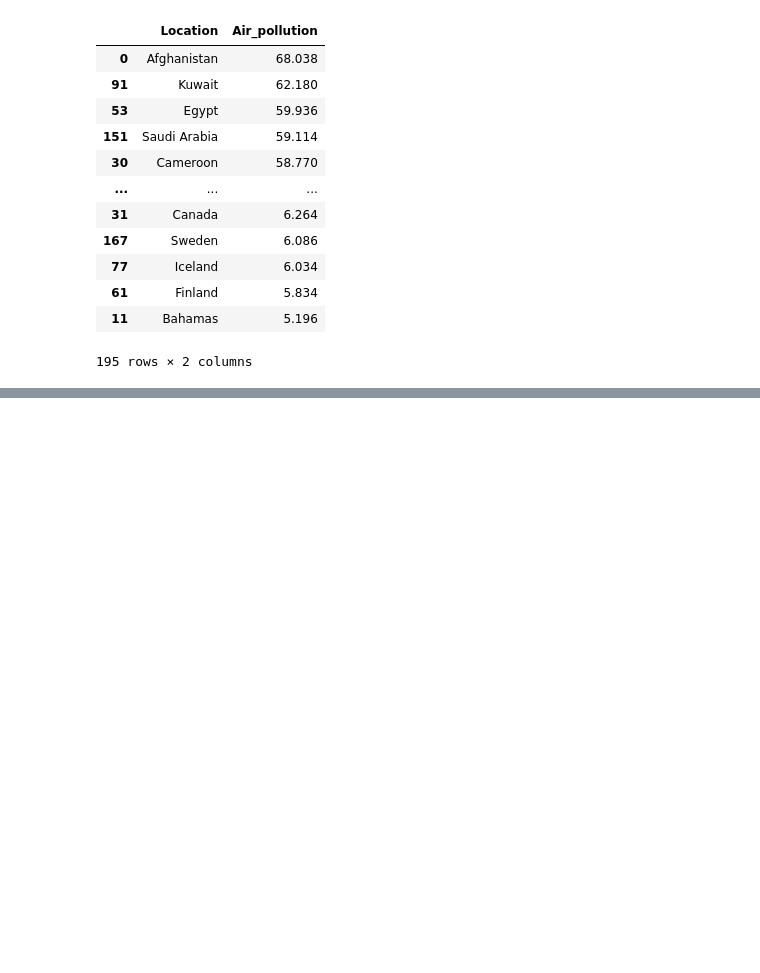
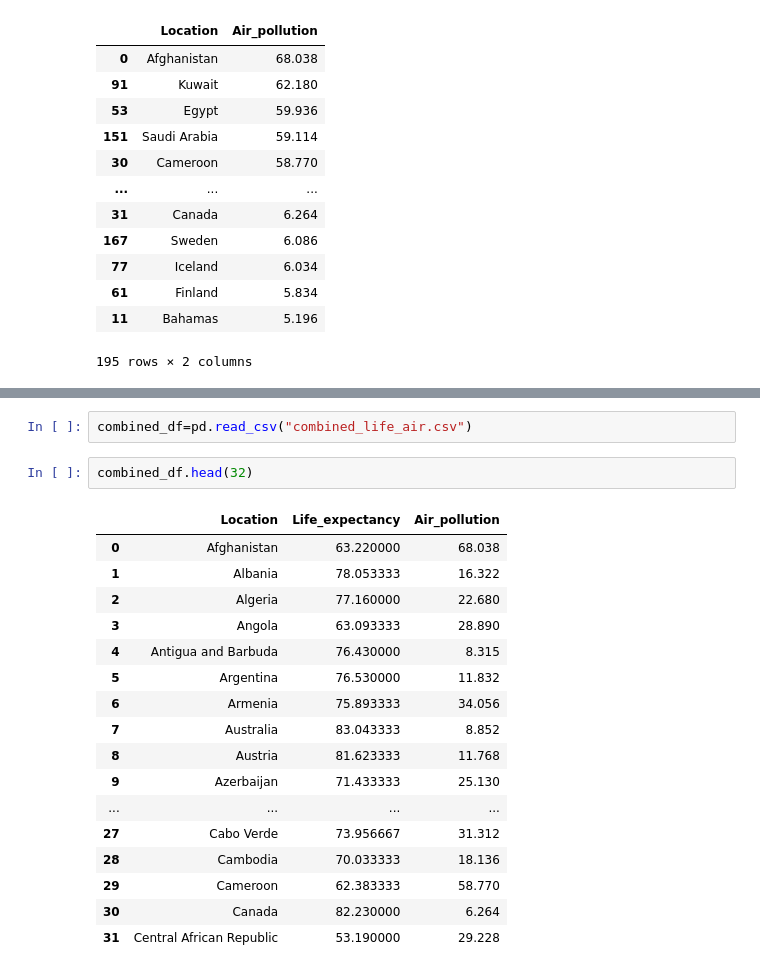
Before and after one commit to sinjoo83/Bank-project, a Jupyter notebook: Air_pollution.ipynb, the cells around one changed output, grey strips where cells are left out. Drawn from its saved outputs; the diff is of its cells as text; blank space fills up the shorter version.

```diff
--- a/Air_pollution.ipynb
+++ b/Air_pollution.ipynb
@@ -268,0 +266,22 @@ SyntaxError: ignored
+# %%
+combined_df=pd.read_csv("combined_life_air.csv")
+# %%
+combined_df.head(32)
+# %% [output]
+|  | Location | Life_expectancy | Air_pollution |
+| 0 | Afghanistan | 63.220000 | 68.038 |
+| 1 | Albania | 78.053333 | 16.322 |
+| 2 | Algeria | 77.160000 | 22.680 |
+| 3 | Angola | 63.093333 | 28.890 |
+| 4 | Antigua and Barbuda | 76.430000 | 8.315 |
+| 5 | Argentina | 76.530000 | 11.832 |
+| 6 | Armenia | 75.893333 | 34.056 |
+| 7 | Australia | 83.043333 | 8.852 |
+| 8 | Austria | 81.623333 | 11.768 |
+| 9 | Azerbaijan | 71.433333 | 25.130 |
+| ... | ... | ... | ... |
+| 27 | Cabo Verde | 73.956667 | 31.312 |
+| 28 | Cambodia | 70.033333 | 18.136 |
+| 29 | Cameroon | 62.383333 | 58.770 |
+| 30 | Canada | 82.230000 | 6.264 |
+| 31 | Central African Republic | 53.190000 | 29.228 |
```
Also changed, not shown: parts of 8 cells of this notebook.
